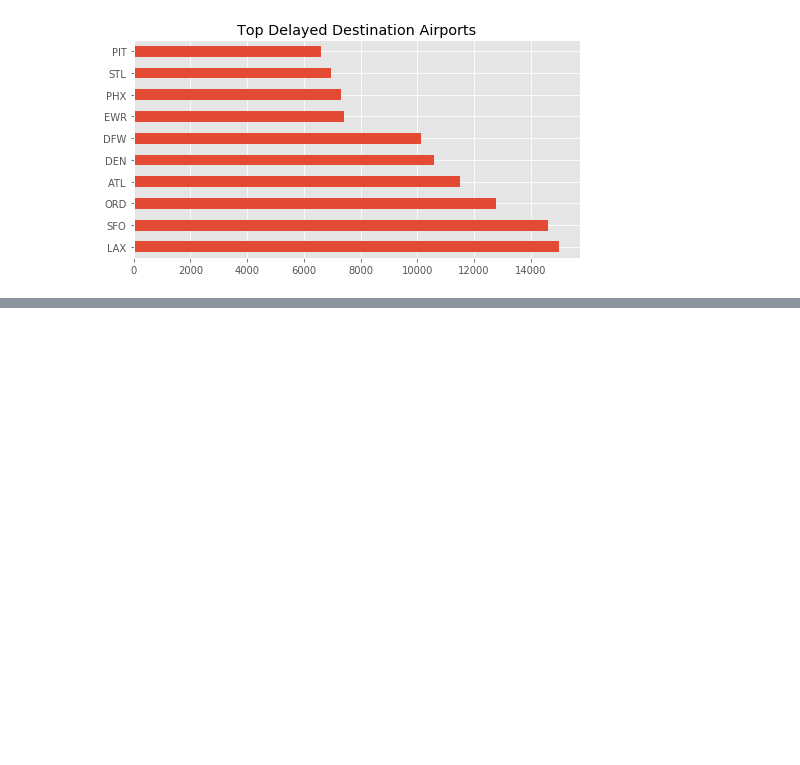
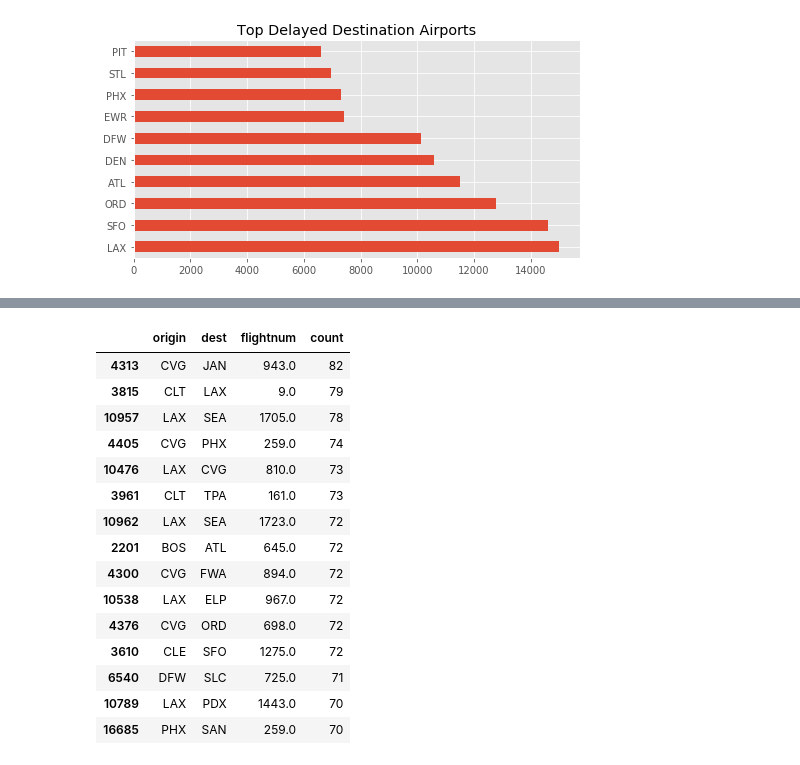
Before and after one commit to elkinst65/QTW_14, a Jupyter notebook: MSDS7333-Case14-mb.ipynb, the cells around one changed output, grey strips where cells are left out. Cells and saved outputs as stored; diff of their text form; code cells hidden in the pictures; blank space fills up the shorter version.

```diff
--- a/MSDS7333-Case14-mb.ipynb
+++ b/MSDS7333-Case14-mb.ipynb
@@ -309,0 +322,24 @@ Name: dest, dtype: int64
+# %%
+# Q2. Group filtered dataset by origin, dest, and flightnum
+
+grp = df_filtered.groupby(['origin', 'dest', 'flightnum']) \
+.flightnum.count().reset_index(name='count').sort_values(['count'], ascending=False)
+
+grp.head(15)
+# %% [output]
+|  | origin | dest | flightnum | count |
+| 4313 | CVG | JAN | 943.0 | 82 |
+| 3815 | CLT | LAX | 9.0 | 79 |
+| 10957 | LAX | SEA | 1705.0 | 78 |
+| 4405 | CVG | PHX | 259.0 | 74 |
+| 10476 | LAX | CVG | 810.0 | 73 |
+| 3961 | CLT | TPA | 161.0 | 73 |
+| 10962 | LAX | SEA | 1723.0 | 72 |
+| 2201 | BOS | ATL | 645.0 | 72 |
+| 4300 | CVG | FWA | 894.0 | 72 |
+| 10538 | LAX | ELP | 967.0 | 72 |
+| 4376 | CVG | ORD | 698.0 | 72 |
+| 3610 | CLE | SFO | 1275.0 | 72 |
+| 6540 | DFW | SLC | 725.0 | 71 |
+| 10789 | LAX | PDX | 1443.0 | 70 |
+| 16685 | PHX | SAN | 259.0 | 70 |
```
Also changed, not shown: parts of 6 cells of this notebook.
